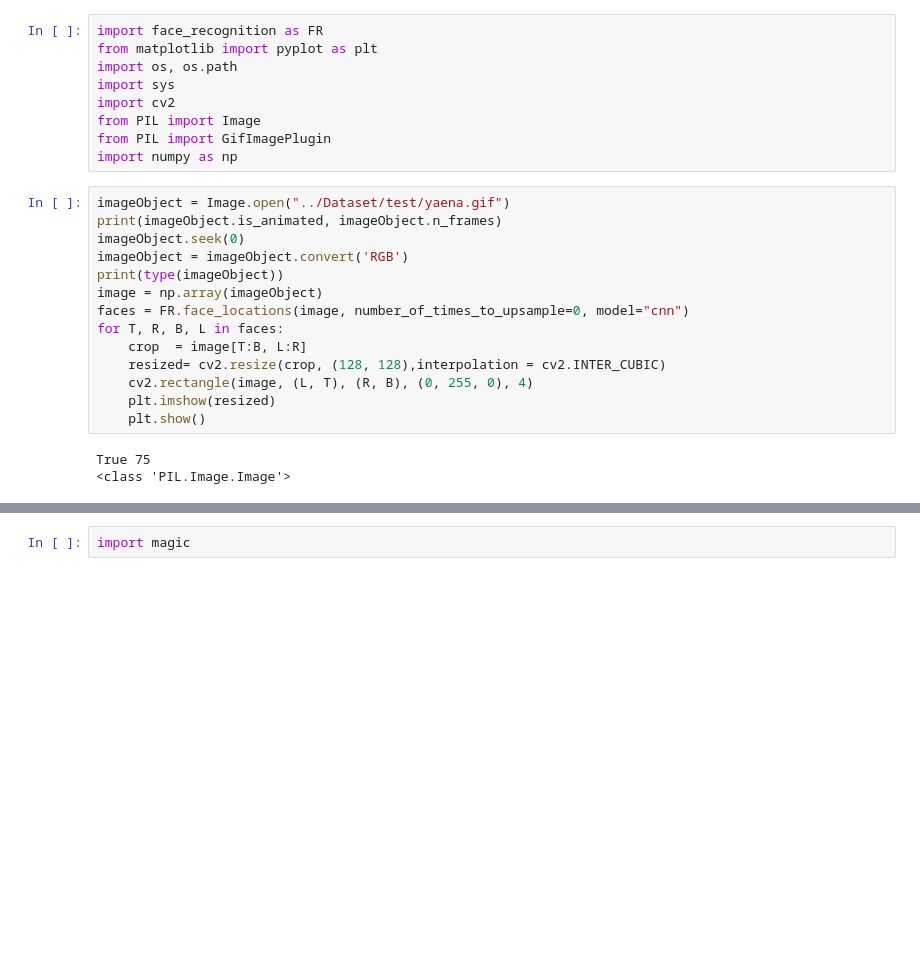
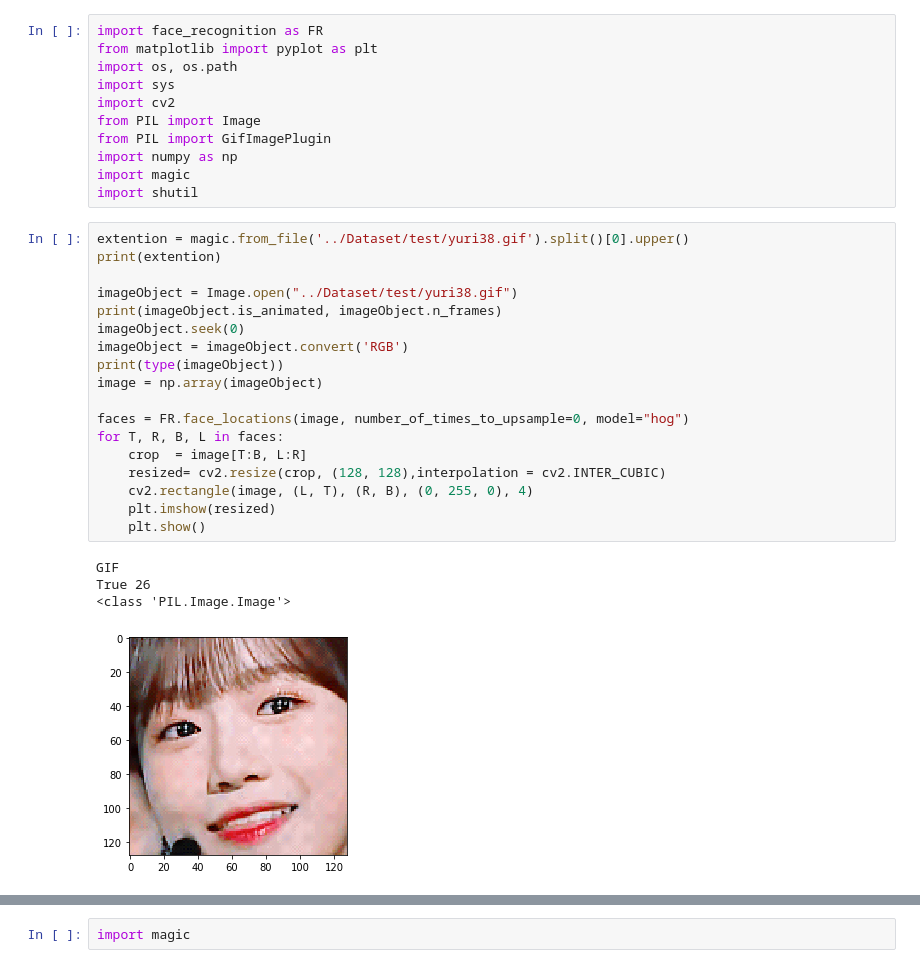
Before and after one commit to inerplat/JoYurIZ-Classifier, a Jupyter notebook: 1. Preprocessing/Untitled1.ipynb, the cells around one changed output, grey strips where cells are left out. Cells and saved outputs as stored; diff of their text form; blank space fills up the shorter version.

```diff
--- a/1. Preprocessing/Untitled1.ipynb
+++ b/1. Preprocessing/Untitled1.ipynb
@@ -7,20 +7,28 @@ import cv2
 from PIL import Image
 from PIL import GifImagePlugin
 import numpy as np
+import magic
+import shutil
 # %%
-imageObject = Image.open("../Dataset/test/yaena.gif")
+extention = magic.from_file('../Dataset/test/yuri38.gif').split()[0].upper()
+print(extention)
+
+imageObject = Image.open("../Dataset/test/yuri38.gif")
 print(imageObject.is_animated, imageObject.n_frames)
 imageObject.seek(0)
 imageObject = imageObject.convert('RGB')
 print(type(imageObject))
 image = np.array(imageObject)
-faces = FR.face_locations(image, number_of_times_to_upsample=0, model="cnn")
+
+faces = FR.face_locations(image, number_of_times_to_upsample=0, model="hog")
 for T, R, B, L in faces:
     crop  = image[T:B, L:R]
     resized= cv2.resize(crop, (128, 128),interpolation = cv2.INTER_CUBIC)
     cv2.rectangle(image, (L, T), (R, B), (0, 255, 0), 4)
     plt.imshow(resized)
     plt.show()
 # %% [output]
-True 75
+GIF
+True 26
 <class 'PIL.Image.Image'>
+[figure, added]
```
Also changed, not shown: parts of 2 cells of this notebook, 3 other files.
